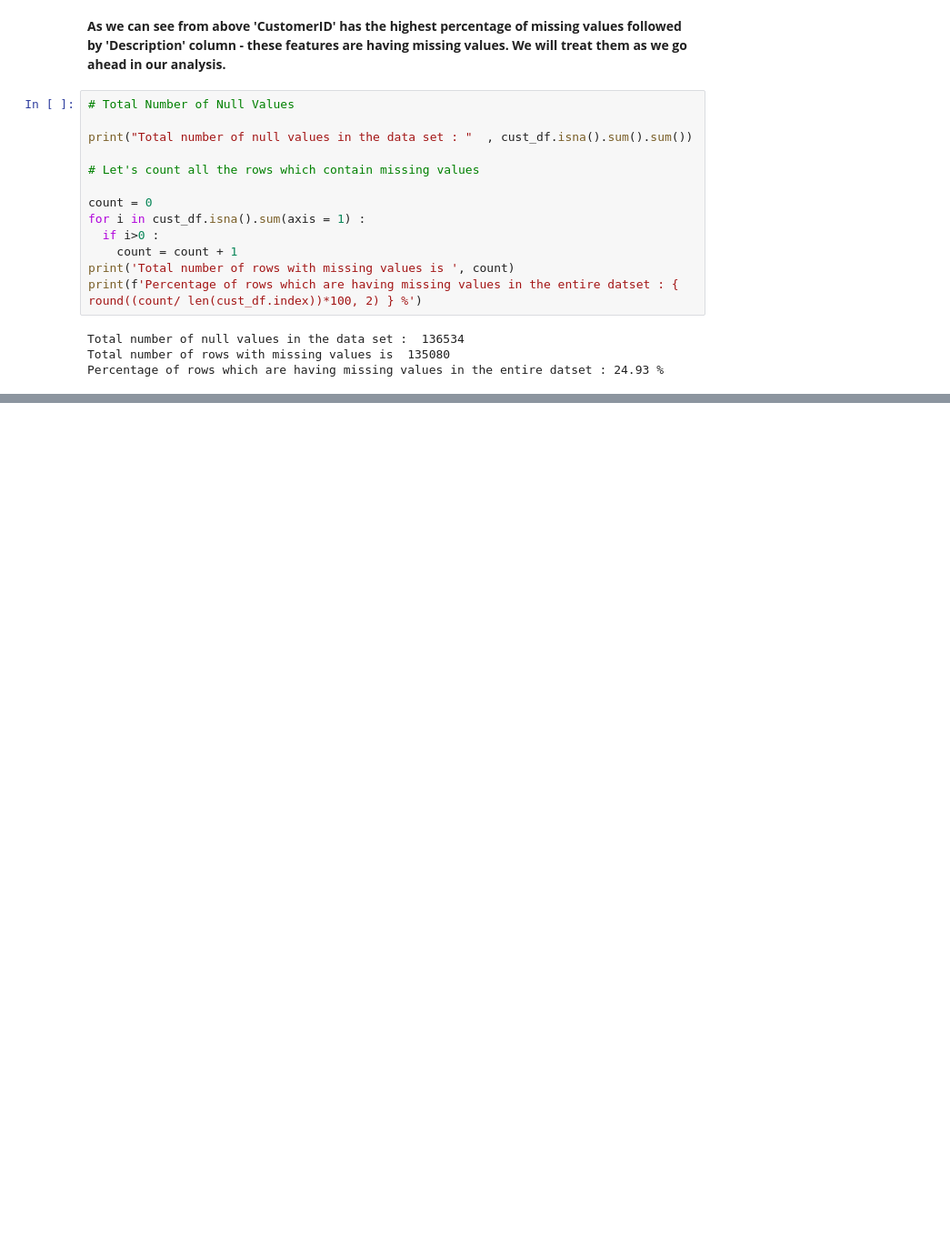
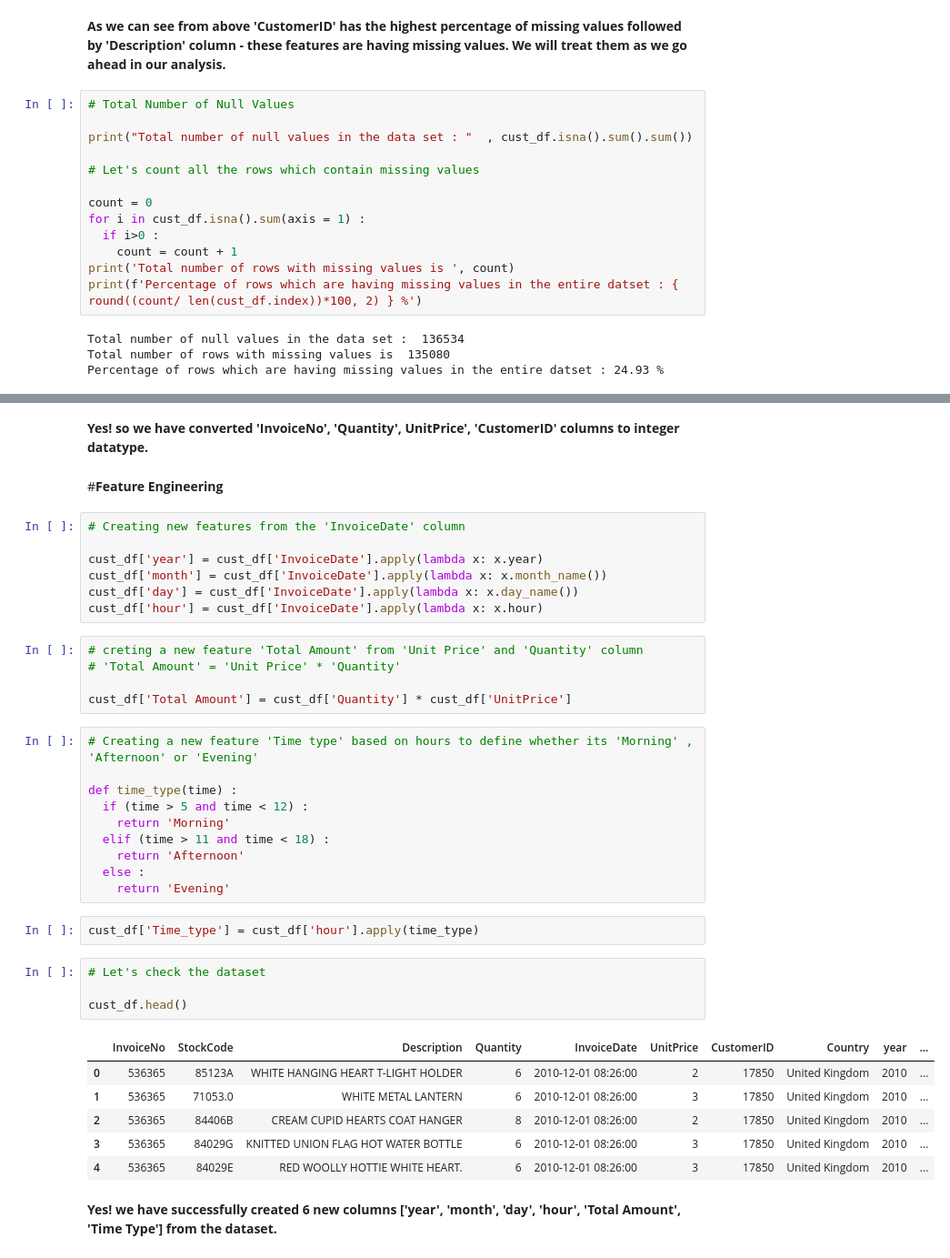
Before and after one commit to Kousikdutta1/Online-Retail-Customer-Segmentation, a Jupyter notebook: Kousik_Dutta_Online_Retail_Customer_Segmentation_Capstone_Project.ipynb, the cells around one changed output, grey strips where cells are left out. Shown at 91% size. Cells and saved outputs as stored; diff of their text form; blank space fills up the shorter version.

```diff
--- a/Kousik_Dutta_Online_Retail_Customer_Segmentation_Capstone_Project.ipynb
+++ b/Kousik_Dutta_Online_Retail_Customer_Segmentation_Capstone_Project.ipynb
@@ -226,0 +389,41 @@ Percentage of rows which are having missing values in the entire datset : 24.93
+# %% [markdown]
+**Yes! so we have converted 'InvoiceNo', 'Quantity', UnitPrice', 'CustomerID' columns to integer datatype.**
+# %% [markdown]
+#**Feature Engineering**
+# %%
+# Creating new features from the 'InvoiceDate' column
+
+cust_df['year'] = cust_df['InvoiceDate'].apply(lambda x: x.year)
+cust_df['month'] = cust_df['InvoiceDate'].apply(lambda x: x.month_name())
+cust_df['day'] = cust_df['InvoiceDate'].apply(lambda x: x.day_name())
+cust_df['hour'] = cust_df['InvoiceDate'].apply(lambda x: x.hour)
+# %%
+# creting a new feature 'Total Amount' from 'Unit Price' and 'Quantity' column
+# 'Total Amount' = 'Unit Price' * 'Quantity'
+
+cust_df['Total Amount'] = cust_df['Quantity'] * cust_df['UnitPrice']
+# %%
+# Creating a new feature 'Time type' based on hours to define whether its 'Morning' , 'Afternoon' or 'Evening'
+
+def time_type(time) :
+  if (time > 5 and time < 12) :
+    return 'Morning'
+  elif (time > 11 and time < 18) :
+    return 'Afternoon'
+  else :
+    return 'Evening'
+# %%
+cust_df['Time_type'] = cust_df['hour'].apply(time_type)
+# %%
+# Let's check the dataset
+
+cust_df.head()
+# %% [output]
+|  | InvoiceNo | StockCode | Description | Quantity | InvoiceDate | UnitPrice | CustomerID | Country | year | ... |
+| 0 | 536365 | 85123A | WHITE HANGING HEART T-LIGHT HOLDER | 6 | 2010-12-01 08:26:00 | 2 | 17850 | United Kingdom | 2010 | ... |
+| 1 | 536365 | 71053.0 | WHITE METAL LANTERN | 6 | 2010-12-01 08:26:00 | 3 | 17850 | United Kingdom | 2010 | ... |
+| 2 | 536365 | 84406B | CREAM CUPID HEARTS COAT HANGER | 8 | 2010-12-01 08:26:00 | 2 | 17850 | United Kingdom | 2010 | ... |
+| 3 | 536365 | 84029G | KNITTED UNION FLAG HOT WATER BOTTLE | 6 | 2010-12-01 08:26:00 | 3 | 17850 | United Kingdom | 2010 | ... |
+| 4 | 536365 | 84029E | RED WOOLLY HOTTIE WHITE HEART. | 6 | 2010-12-01 08:26:00 | 3 | 17850 | United Kingdom | 2010 | ... |
+# %% [markdown]
+**Yes! we have successfully created 6 new columns ['year', 'month', 'day', 'hour', 'Total Amount', 'Time Type'] from the dataset.**
```
Also changed, not shown: parts of 26 cells of this notebook.
